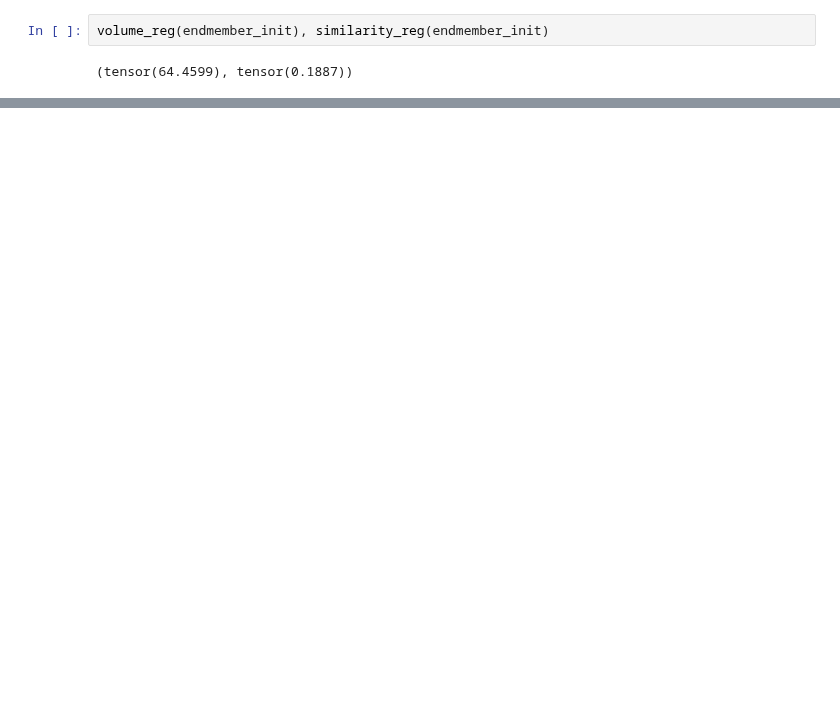
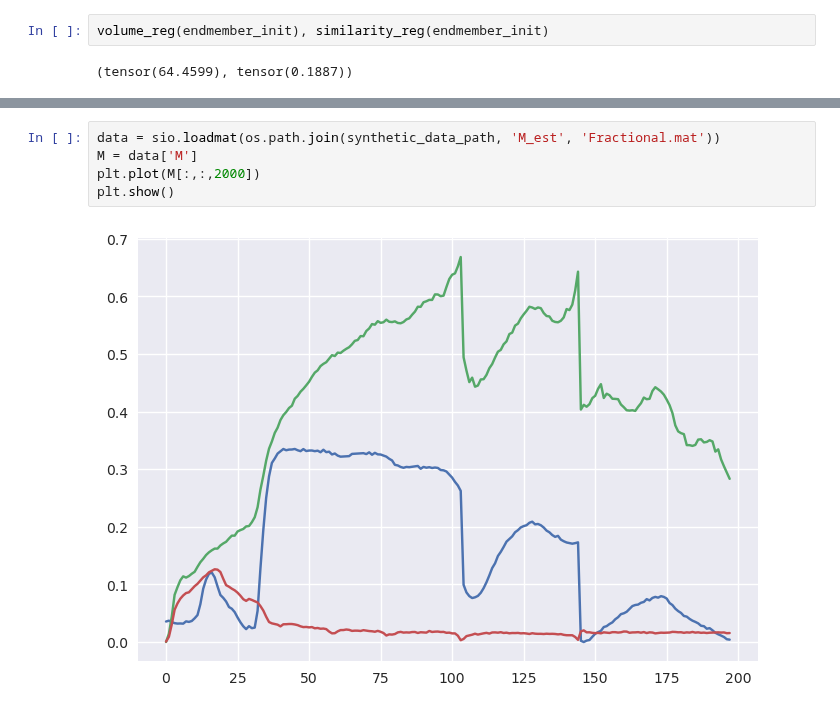
Before and after one commit to SolidusAbi/CLHU, a Jupyter notebook: notebooks/syntheticData.ipynb, the cells around one changed output, grey strips where cells are left out. Saved outputs shown, nothing was run; the diff lists cells and outputs as text; blank space fills up the shorter version.

```diff
--- a/notebooks/syntheticData.ipynb
+++ b/notebooks/syntheticData.ipynb
@@ -286,0 +296,7 @@ tensor([[0.5185, 1.1872, 0.0953],
+# %%
+data = sio.loadmat(os.path.join(synthetic_data_path, 'M_est', 'Fractional.mat'))
+M = data['M']
+plt.plot(M[:,:,2000])
+plt.show()
+# %% [output]
+[figure, added]
```
Also changed, not shown: parts of 11 cells of this notebook.
